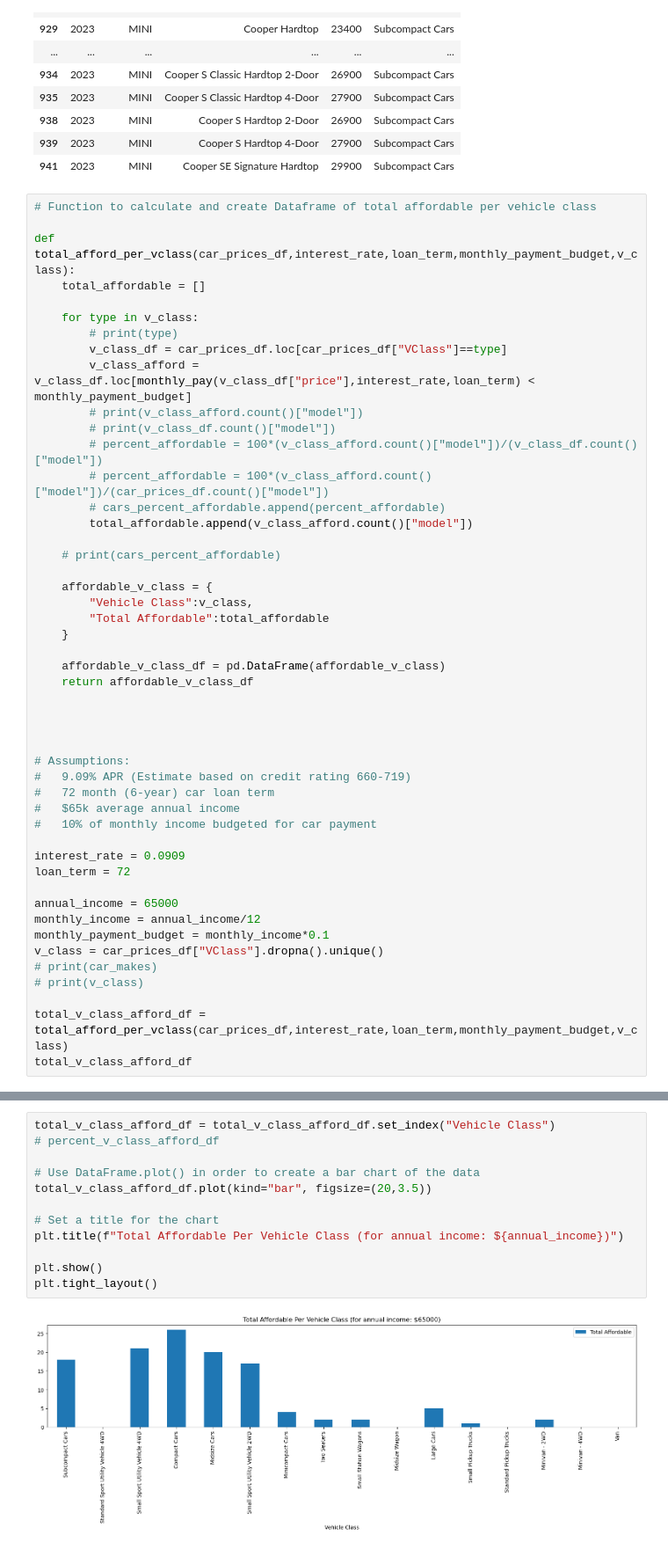
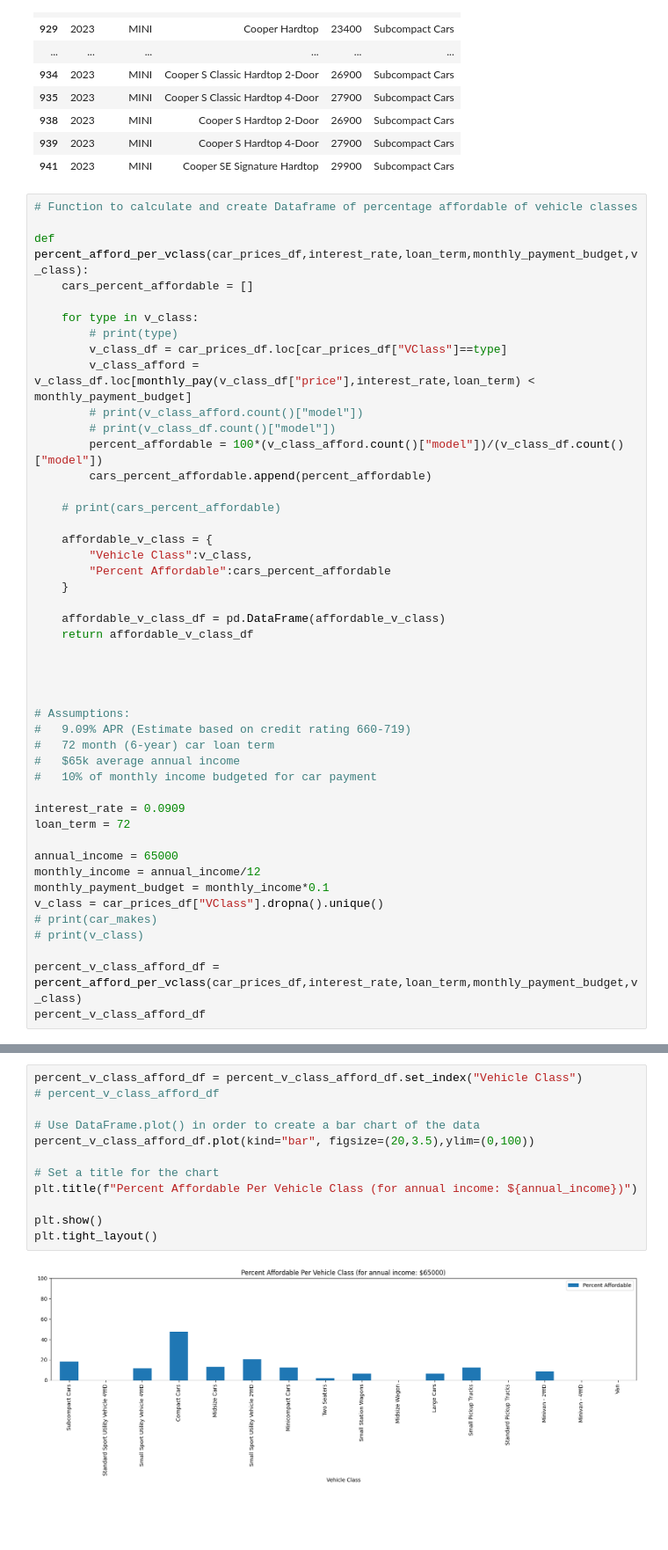
Before and after one commit to raniljoshua/Data-Analysis-Bootcamp_Project-1, a Jupyter notebook: car_payment.ipynb, the cells around one changed output, grey strips where cells are left out. Shown at 88% size. Cells and saved outputs as stored; diff of their text form; blank space fills up the shorter version.

```diff
--- a/car_payment.ipynb
+++ b/car_payment.ipynb
@@ -238,10 +235,10 @@ Standard Sport Utility Vehicle 4WD
 | 939 | 2023 | MINI | Cooper S Hardtop 4-Door | 27900 | Subcompact Cars |
 | 941 | 2023 | MINI | Cooper SE Signature Hardtop | 29900 | Subcompact Cars |
 # %%
-# Function to calculate and create Dataframe of total affordable per vehicle class
+# Function to calculate and create Dataframe of percentage affordable of vehicle classes
 
-def total_afford_per_vclass(car_prices_df,interest_rate,loan_term,monthly_payment_budget,v_class):
-    total_affordable = []
+def percent_afford_per_vclass(car_prices_df,interest_rate,loan_term,monthly_payment_budget,v_class):
+    cars_percent_affordable = []
 
     for type in v_class:
         # print(type)
@@ -249,16 +246,14 @@ def total_afford_per_vclass(car_prices_df,interest_rate,loan_term,monthly_paymen
         v_class_afford = v_class_df.loc[monthly_pay(v_class_df["price"],interest_rate,loan_term) < monthly_payment_budget]
         # print(v_class_afford.count()["model"])
         # print(v_class_df.count()["model"])
-        # percent_affordable = 100*(v_class_afford.count()["model"])/(v_class_df.count()["model"])
-        # percent_affordable = 100*(v_class_afford.count()["model"])/(car_prices_df.count()["model"])
-        # cars_percent_affordable.append(percent_affordable)
-        total_affordable.append(v_class_afford.count()["model"])
+        percent_affordable = 100*(v_class_afford.count()["model"])/(v_class_df.count()["model"])
+        cars_percent_affordable.append(percent_affordable)
 
     # print(cars_percent_affordable)
 
     affordable_v_class = {
         "Vehicle Class":v_class,
-        "Total Affordable":total_affordable
+        "Percent Affordable":cars_percent_affordable
     }
 
     affordable_v_class_df = pd.DataFrame(affordable_v_class)
@@ -283,6 +278,6 @@ v_class = car_prices_df["VClass"].dropna().unique()
 # print(car_makes)
 # print(v_class)
 
-total_v_class_afford_df = total_afford_per_vclass(car_prices_df,interest_rate,loan_term,monthly_payment_budget,v_class)
-total_v_class_afford_df
+percent_v_class_afford_df = percent_afford_per_vclass(car_prices_df,interest_rate,loan_term,monthly_payment_budget,v_class)
+percent_v_class_afford_df
 # %% [output]
@@ -306,15 +301,15 @@ total_v_class_afford_df
 # %%
-total_v_class_afford_df = total_v_class_afford_df.set_index("Vehicle Class")
+percent_v_class_afford_df = percent_v_class_afford_df.set_index("Vehicle Class")
 # percent_v_class_afford_df
 
 # Use DataFrame.plot() in order to create a bar chart of the data
-total_v_class_afford_df.plot(kind="bar", figsize=(20,3.5))
+percent_v_class_afford_df.plot(kind="bar", figsize=(20,3.5),ylim=(0,100))
 
 # Set a title for the chart
-plt.title(f"Total Affordable Per Vehicle Class (for annual income: ${annual_income})")
+plt.title(f"Percent Affordable Per Vehicle Class (for annual income: ${annual_income})")
 
 plt.show()
 plt.tight_layout()
 # %% [output]
-[figure, old version]
+[figure, new version]
 <Figure size 640x480 with 0 Axes>
```
Also changed, not shown: parts of 18 cells of this notebook, 3 other files.
